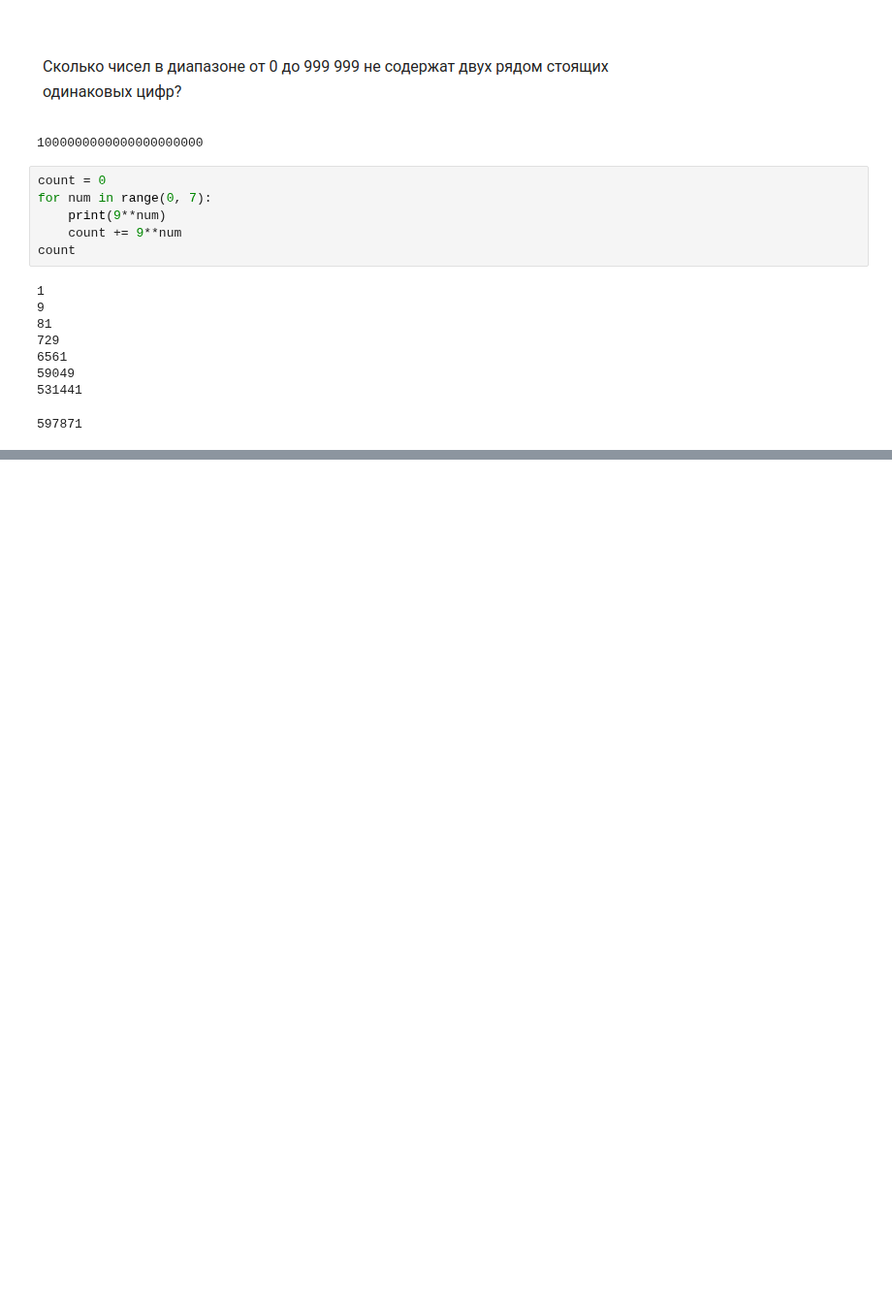
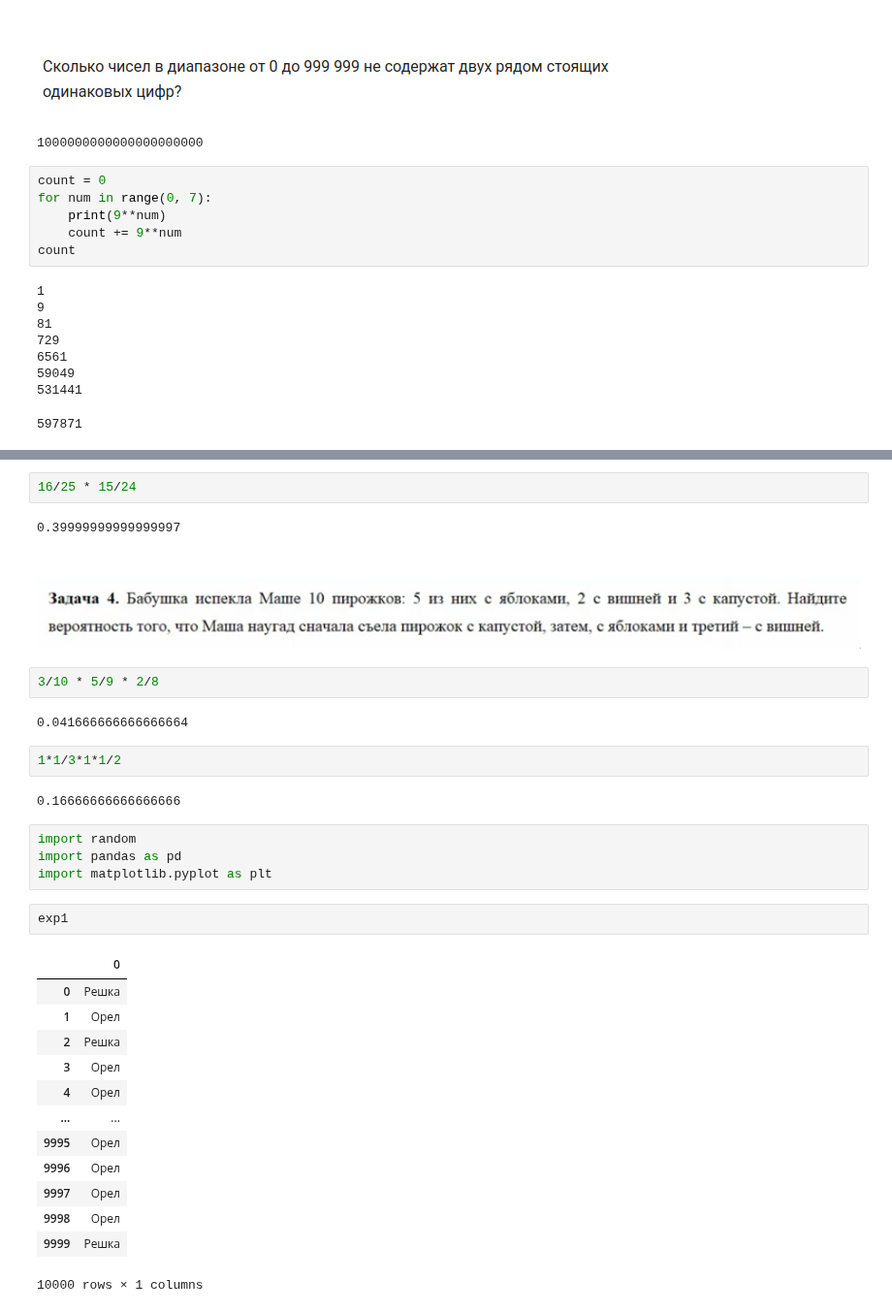
Before and after one commit to Stynic/train_ml_math, a Jupyter notebook: probable_theory/week_1/notebook_1.ipynb, the cells around one changed output, grey strips where cells are left out. Shown at 97% size. Cells and saved outputs as stored; diff of their text form; blank space fills up the shorter version.

```diff
--- a/probable_theory/week_1/notebook_1.ipynb
+++ b/probable_theory/week_1/notebook_1.ipynb
@@ -125,0 +190,34 @@ count
+# %%
+16/25 * 15/24
+# %% [output]
+0.39999999999999997
+# %% [markdown]
+## ![image.png](attachment:bbb1835a-f5ed-4ad2-bfb8-ef2092666a81.png)
+# %%
+3/10 * 5/9 * 2/8
+# %% [output]
+0.041666666666666664
+# %%
+1*1/3*1*1/2
+# %% [output]
+0.16666666666666666
+# %%
+import random
+import pandas as pd
+import matplotlib.pyplot as plt
+# %%
+exp1
+# %% [output]
+|  | 0 |
+| 0 | Решка |
+| 1 | Орел |
+| 2 | Решка |
+| 3 | Орел |
+| 4 | Орел |
+| ... | ... |
+| 9995 | Орел |
+| 9996 | Орел |
+| 9997 | Орел |
+| 9998 | Орел |
+| 9999 | Решка |
+10000 rows × 1 columns
```
Also changed, not shown: parts of 14 cells of this notebook.
